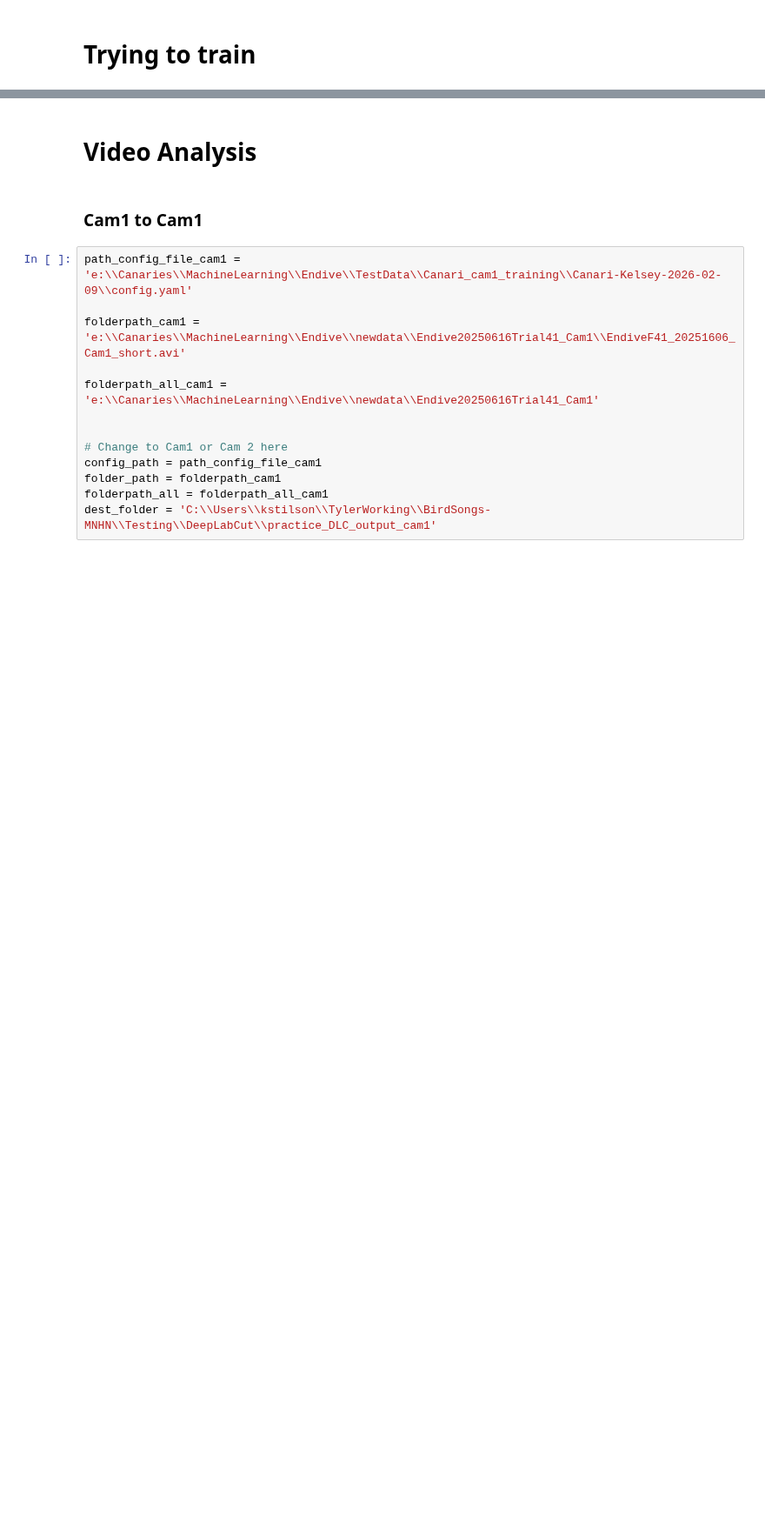
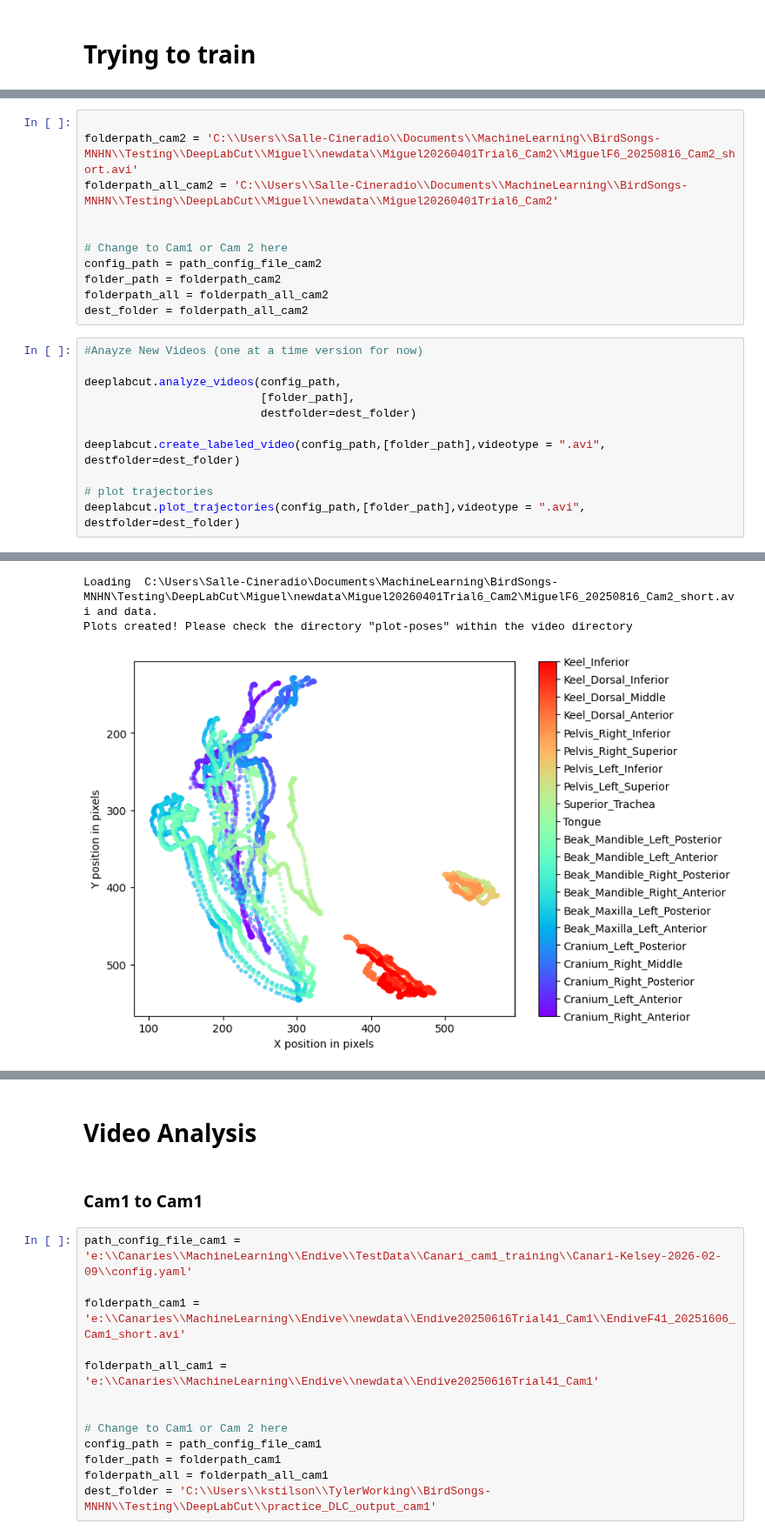
Before and after one commit to tcmarino8/BirdSongs-MNHN, a Jupyter notebook: Testing/Code-Testing/Kelsey_Trained_Model.ipynb, the cells around one changed output, grey strips where cells are left out. Shown at 87% size. Drawn from its saved outputs; the diff is of its cells as text; blank space fills up the shorter version.

```diff
--- a/Testing/Code-Testing/Kelsey_Trained_Model.ipynb
+++ b/Testing/Code-Testing/Kelsey_Trained_Model.ipynb
@@ -74,0 +174,23 @@ deeplabcut.train_network(path_config_file_cam2,maxiters = 4000) # there are many
+# %%
+
+folderpath_cam2 = 'C:\\Users\\Salle-Cineradio\\Documents\\MachineLearning\\BirdSongs-MNHN\\Testing\\DeepLabCut\\Miguel\\newdata\\Miguel20260401Trial6_Cam2\\MiguelF6_20250816_Cam2_short.avi'
+folderpath_all_cam2 = 'C:\\Users\\Salle-Cineradio\\Documents\\MachineLearning\\BirdSongs-MNHN\\Testing\\DeepLabCut\\Miguel\\newdata\\Miguel20260401Trial6_Cam2'
+
+
+# Change to Cam1 or Cam 2 here
+config_path = path_config_file_cam2
+folder_path = folderpath_cam2
+folderpath_all = folderpath_all_cam2
+dest_folder = folderpath_all_cam2
+# %%
+#Anayze New Videos (one at a time version for now)
+
+deeplabcut.analyze_videos(config_path,
+                          [folder_path],
+                          destfolder=dest_folder)
+
+deeplabcut.create_labeled_video(config_path,[folder_path],videotype = ".avi", destfolder=dest_folder)
+
+# plot trajectories
+deeplabcut.plot_trajectories(config_path,[folder_path],videotype = ".avi", destfolder=dest_folder)
+# %% [output]
@@ -74,0 +217,3 @@ deeplabcut.train_network(path_config_file_cam2,maxiters = 4000) # there are many
+Loading  C:\Users\Salle-Cineradio\Documents\MachineLearning\BirdSongs-MNHN\Testing\DeepLabCut\Miguel\newdata\Miguel20260401Trial6_Cam2\MiguelF6_20250816_Cam2_short.avi and data.
+Plots created! Please check the directory "plot-poses" within the video directory
+[figure, added]
```
Also changed, not shown: parts of 13 cells of this notebook, 15 other files.
